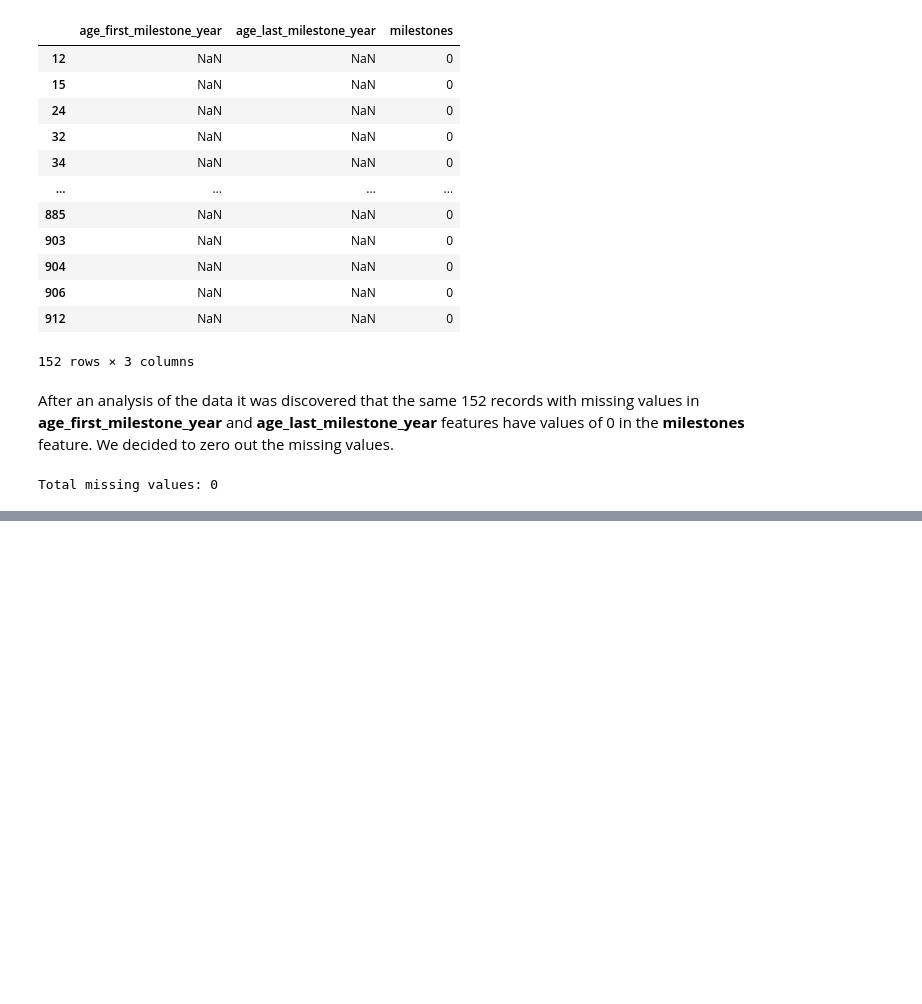
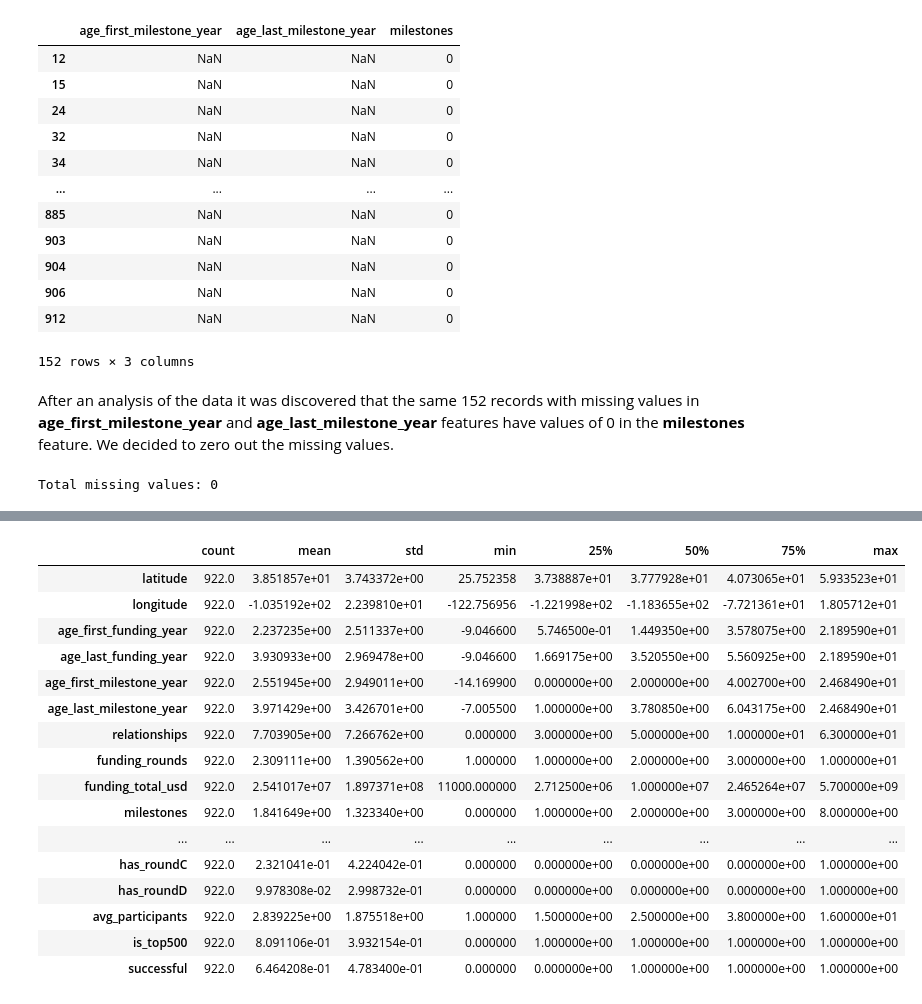
Before and after one commit to adriansacas/ml_final_project, a Jupyter notebook: FinalProject.ipynb, the cells around one changed output, grey strips where cells are left out. Saved outputs shown, nothing was run; the diff lists cells and outputs as text; code cells hidden in the pictures; blank space fills up the shorter version.

```diff
--- a/FinalProject.ipynb
+++ b/FinalProject.ipynb
@@ -227,0 +249,21 @@ Total missing values: 0
+# %%
+describe_num = df.describe(include=['float64', 'int64', 'float', 'int'])
+describe_num.T
+# %% [output]
+|  | count | mean | std | min | 25% | 50% | 75% | max |
+| latitude | 922.0 | 3.851857e+01 | 3.743372e+00 | 25.752358 | 3.738887e+01 | 3.777928e+01 | 4.073065e+01 | 5.933523e+01 |
+| longitude | 922.0 | -1.035192e+02 | 2.239810e+01 | -122.756956 | -1.221998e+02 | -1.183655e+02 | -7.721361e+01 | 1.805712e+01 |
+| age_first_funding_year | 922.0 | 2.237235e+00 | 2.511337e+00 | -9.046600 | 5.746500e-01 | 1.449350e+00 | 3.578075e+00 | 2.189590e+01 |
+| age_last_funding_year | 922.0 | 3.930933e+00 | 2.969478e+00 | -9.046600 | 1.669175e+00 | 3.520550e+00 | 5.560925e+00 | 2.189590e+01 |
+| age_first_milestone_year | 922.0 | 2.551945e+00 | 2.949011e+00 | -14.169900 | 0.000000e+00 | 2.000000e+00 | 4.002700e+00 | 2.468490e+01 |
+| age_last_milestone_year | 922.0 | 3.971429e+00 | 3.426701e+00 | -7.005500 | 1.000000e+00 | 3.780850e+00 | 6.043175e+00 | 2.468490e+01 |
+| relationships | 922.0 | 7.703905e+00 | 7.266762e+00 | 0.000000 | 3.000000e+00 | 5.000000e+00 | 1.000000e+01 | 6.300000e+01 |
+| funding_rounds | 922.0 | 2.309111e+00 | 1.390562e+00 | 1.000000 | 1.000000e+00 | 2.000000e+00 | 3.000000e+00 | 1.000000e+01 |
+| funding_total_usd | 922.0 | 2.541017e+07 | 1.897371e+08 | 11000.000000 | 2.712500e+06 | 1.000000e+07 | 2.465264e+07 | 5.700000e+09 |
+| milestones | 922.0 | 1.841649e+00 | 1.323340e+00 | 0.000000 | 1.000000e+00 | 2.000000e+00 | 3.000000e+00 | 8.000000e+00 |
+| ... | ... | ... | ... | ... | ... | ... | ... | ... |
+| has_roundC | 922.0 | 2.321041e-01 | 4.224042e-01 | 0.000000 | 0.000000e+00 | 0.000000e+00 | 0.000000e+00 | 1.000000e+00 |
+| has_roundD | 922.0 | 9.978308e-02 | 2.998732e-01 | 0.000000 | 0.000000e+00 | 0.000000e+00 | 0.000000e+00 | 1.000000e+00 |
+| avg_participants | 922.0 | 2.839225e+00 | 1.875518e+00 | 1.000000 | 1.500000e+00 | 2.500000e+00 | 3.800000e+00 | 1.600000e+01 |
+| is_top500 | 922.0 | 8.091106e-01 | 3.932154e-01 | 0.000000 | 1.000000e+00 | 1.000000e+00 | 1.000000e+00 | 1.000000e+00 |
+| successful | 922.0 | 6.464208e-01 | 4.783400e-01 | 0.000000 | 0.000000e+00 | 1.000000e+00 | 1.000000e+00 | 1.000000e+00 |
```
Also changed, not shown: parts of 9 cells of this notebook.
